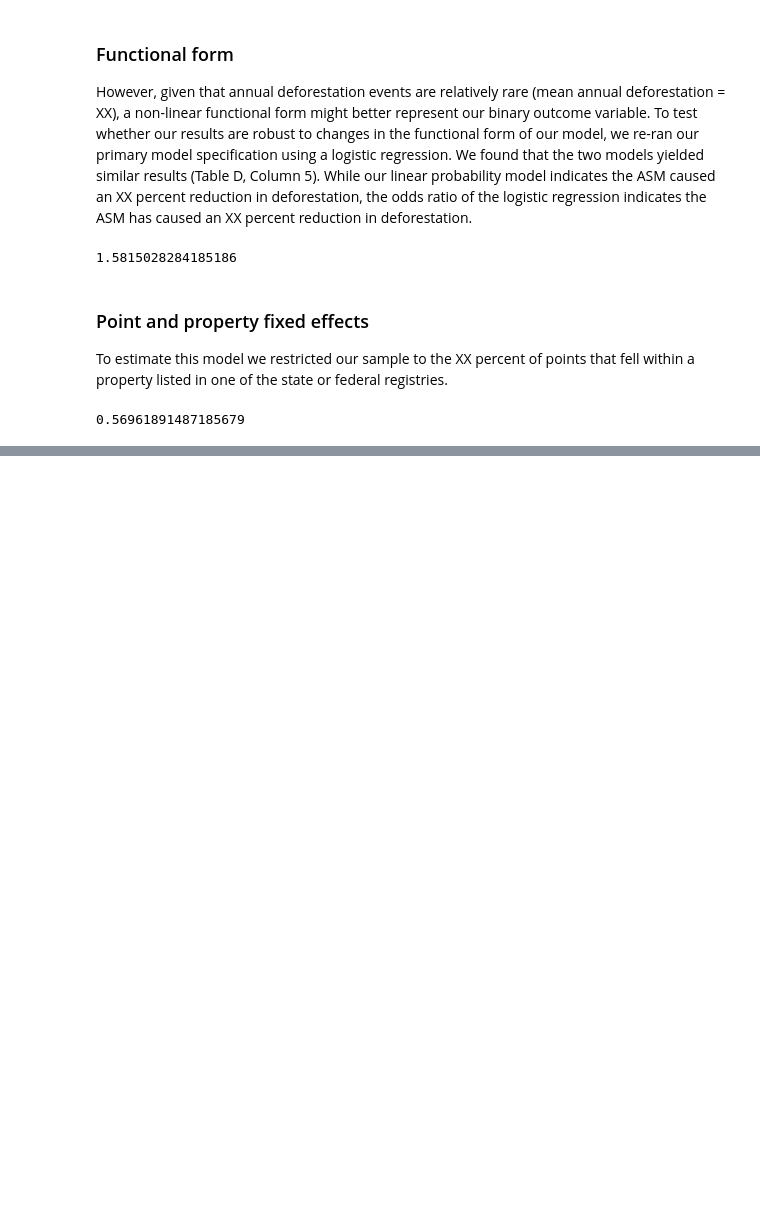
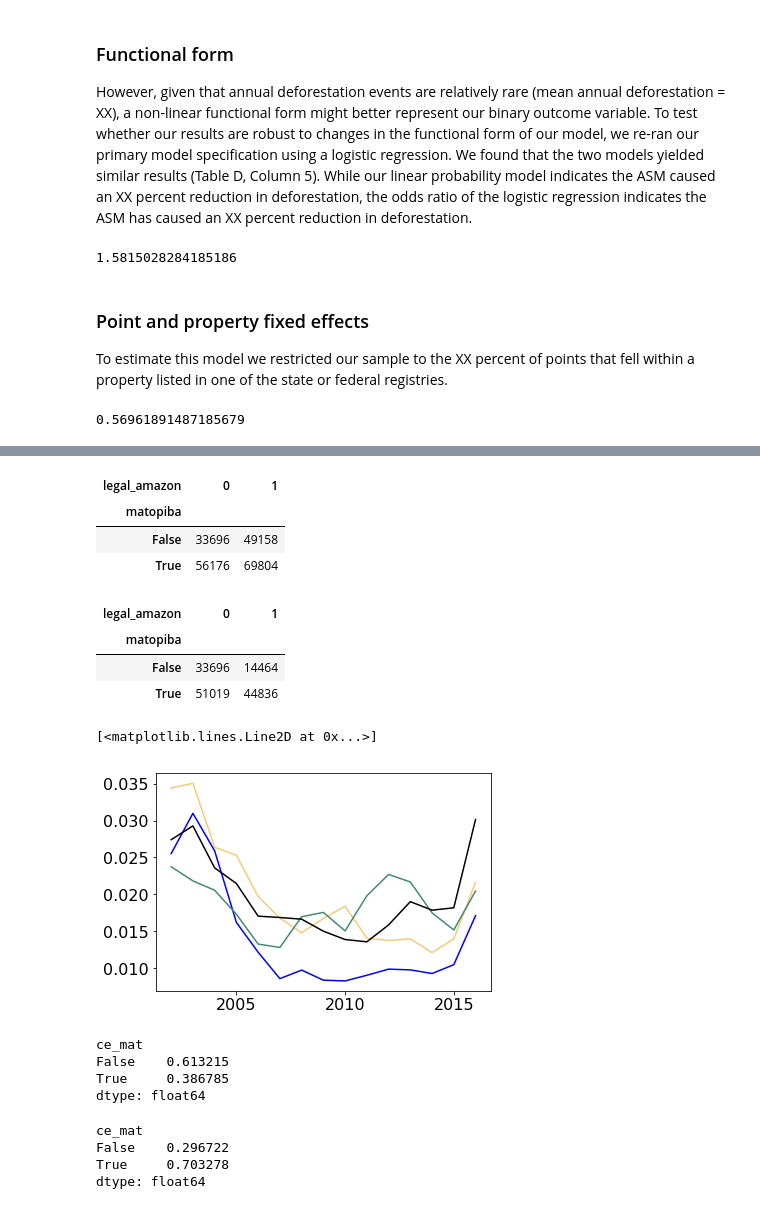
Before and after one commit to rheilmayr/asm, a Jupyter notebook: soym_points_public.ipynb, the cells around one changed output, grey strips where cells are left out. Cells and saved outputs as stored; diff of their text form; code cells hidden in the pictures; blank space fills up the shorter version.

```diff
--- a/soym_points_public.ipynb
+++ b/soym_points_public.ipynb
@@ -433,0 +479,11 @@ subset = wide_df.loc[(wide_df['dist_amb']>-buffer) & (wide_df['dist_aml']<buffer
+# %%
+out_var = 'mb2_vdefor'
+defor = pd.pivot_table(sample_df, columns = 'year', index = ['soy_suit', 'biome', 'legal_amazon'], values = out_var,
+                       aggfunc = 'sum')
+forest = pd.pivot_table(sample_df, columns = 'year', index = ['soy_suit', 'biome', 'legal_amazon'], values = out_var,
+                        aggfunc = 'count')
+# %%
+sample_df['matopiba'] = sample_df['state'].isin(['MA', 'TO', 'PI', 'BA'])
+sample_df['ce_mat'] = (sample_df['matopiba']==1) * (sample_df['biome']==0)
+
+pd.crosstab(sample_df['matopiba'], sample_df['legal_amazon'])
@@ -433,0 +504,57 @@ subset = wide_df.loc[(wide_df['dist_amb']>-buffer) & (wide_df['dist_aml']<buffer
+# %%
+subset = sample_df.loc[(sample_df['year']==2016) & (sample_df['biome']==0)]
+pd.crosstab(subset['matopiba'], subset['legal_amazon'])
+# %% [output]
+| legal_amazon | 0 | 1 |
+| matopiba |  |  |
+| False | 33696 | 49158 |
+| True | 56176 | 69804 |
+# %%
+subset = sample_df.loc[(sample_df['year']==2016) & (sample_df['biome']==0) & (sample_df['dist_amb']>100)]
+pd.crosstab(subset['matopiba'], subset['legal_amazon'])
+# %% [output]
+| legal_amazon | 0 | 1 |
+| matopiba |  |  |
+| False | 33696 | 14464 |
+| True | 51019 | 44836 |
+# %%
+subset = sample_df.loc[(sample_df['biome']==0)]
+defor = pd.pivot_table(subset, columns = 'year', index = ['matopiba', 'legal_amazon'], values = out_var,
+                       aggfunc = 'sum')
+forest = pd.pivot_table(subset, columns = 'year', index = ['matopiba', 'legal_amazon'], values = out_var,
+                        aggfunc = 'count')
+
+defor_shr = (defor / forest)[list(range(2002, 2017))]
+# %%
+fig, ax = plt.subplots()
+ax.plot(defor_shr.columns, defor_shr.loc[(0,0)], color = palette['notleg'], linestyle = '-')
+ax.plot(defor_shr.columns, defor_shr.loc[(0,1)], color = "blue", linestyle = '-')
+ax.plot(defor_shr.columns, defor_shr.loc[(1,0)], color = palette['soym'], linestyle = '-')
+ax.plot(defor_shr.columns, defor_shr.loc[(1,1)], color = 'black', linestyle = '-')
+# %% [output]
+[<matplotlib.lines.Line2D at 0x...>]
+[figure, added]
+# %%
+subset = sample_df.loc[sample_df['a_soy_2006']==1]
+defor = pd.pivot_table(subset, columns = 'year', index = 'ce_mat', values = out_var,
+                       aggfunc = 'sum')
+defor = defor[list(range(2002,2017))] * 4
+pre_soydefor = defor.loc[:, 2002:2007].sum(axis = 1)
+pre_soydefor / pre_soydefor.sum()
+# %% [output]
+ce_mat
+False    0.613215
+True     0.386785
+dtype: float64
+# %%
+subset = sample_df.loc[sample_df['a_soy_2017']==1]
+defor = pd.pivot_table(subset, columns = 'year', index = 'ce_mat', values = out_var,
+                       aggfunc = 'sum')
+defor = defor[list(range(2002,2017))] * 4
+pre_soydefor = defor.loc[:, 2007:2017].sum(axis = 1)
+pre_soydefor / pre_soydefor.sum()
+# %% [output]
+ce_mat
+False    0.296722
+True     0.703278
+dtype: float64
```
Also changed, not shown: parts of 48 cells of this notebook.
